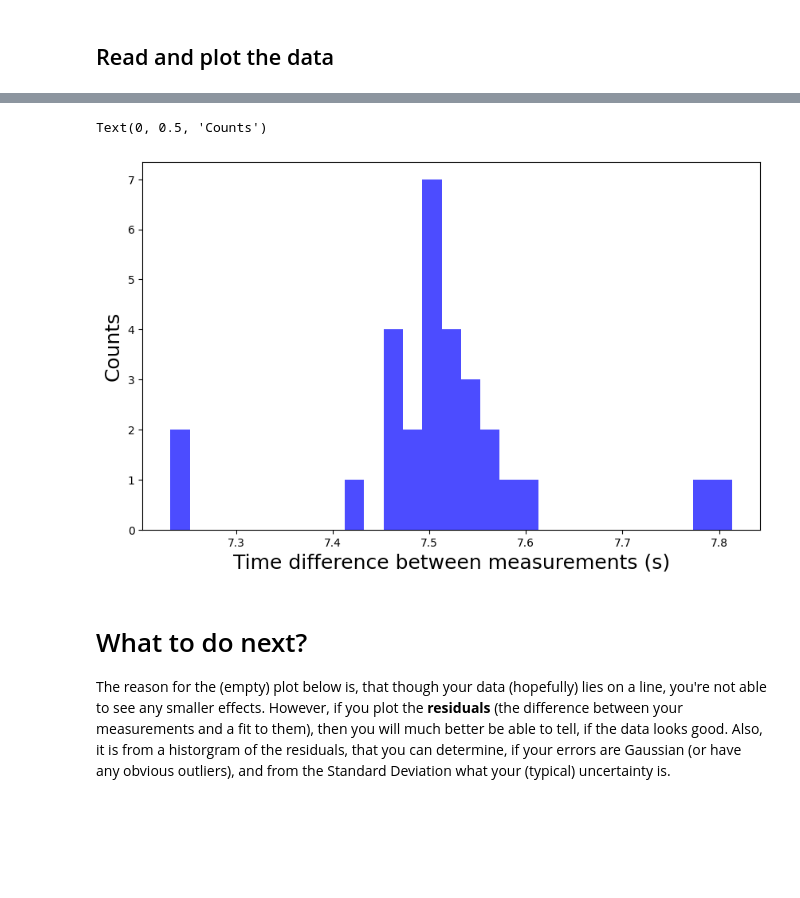
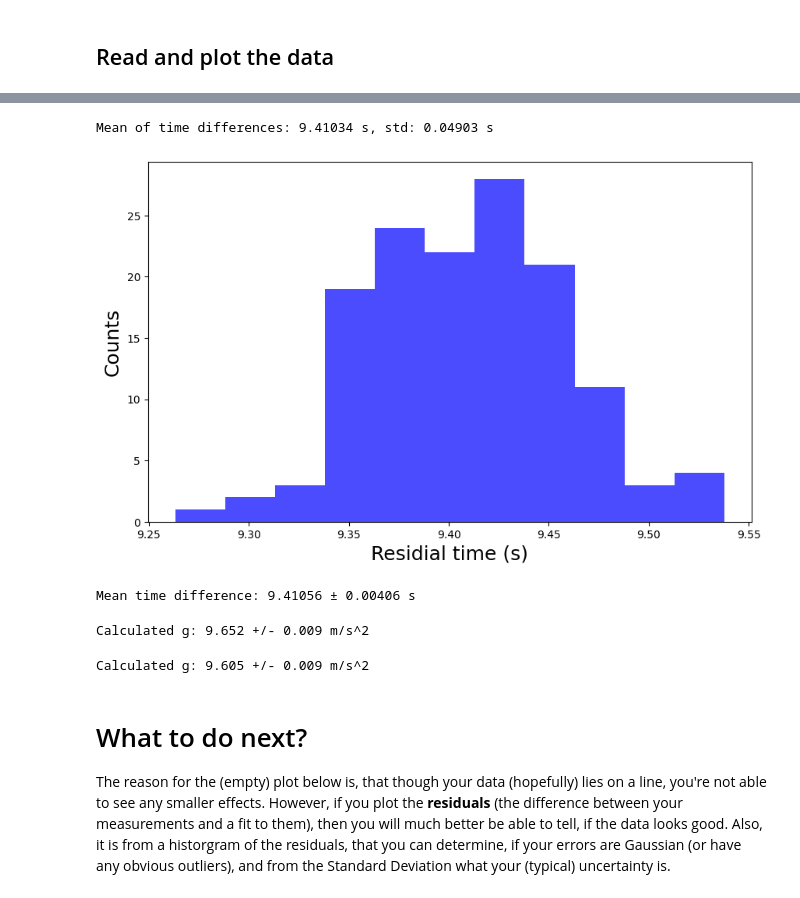
Before and after one commit to NikolajMunkKjaersgaard/Appstat-project, a Jupyter notebook: Project/Pendulum/pendulum_Laurits.ipynb, the cells around one changed output, grey strips where cells are left out. Cells and saved outputs as stored; diff of their text form; code cells hidden in the pictures; blank space fills up the shorter version.

```diff
--- a/Project/Pendulum/pendulum_Laurits.ipynb
+++ b/Project/Pendulum/pendulum_Laurits.ipynb
@@ -18,7 +21,9 @@ filename_example = 'data_pendulum_example/timer_output_31meas.dat'
+# %%
+# Example file location
+filenames = ['Laurits.dat',
+'Martin.dat',
+'Sofie.dat',
+'Timer.dat',
+'Timer2.dat']
 # %% [markdown]
 ## Data reader
-# %%
-# Read in data
-def read_data(filename):
-    dat = np.genfromtxt(filename, delimiter='\t', names=('n', 't_s'))
-    return dat
@@ -56,0 +99,23 @@ Text(0, 0.5, 'Residial time (s)')
+# %%
+#combining all the datafiles in filenames into one array
+all_data = np.array([], dtype=[('n', int), ('t_s', float)])
+all_residuals = np.array([],dtype = [('n',float), ('dt',float),('sig_dt',float)])
+
+for file in filenames:
+    data = read_data(file)
+    n_dt, dt, sig_t = time_diff(t)
+    n = data['n']
+    t = data['t_s']
+    all_data = np.concatenate((all_data, data))
+    all_residuals = np.concatenate((all_residuals, np.array(list(zip(n_dt, dt, np.full(len(dt), sig_t))), dtype=[('n', float), ('dt', float), ('sig_dt', float)])))
+
+#plotting all the data
+fig1, ax1 = plt.subplots(nrows=2, ncols=1, figsize=(16, 12), gridspec_kw={'height_ratios':[4,1]}, sharex=True)
+ax1[0].errorbar(all_data['n'], all_data['t_s'], yerr=sig_t, color='k', fmt='o')
+ax1[0].set_xlabel('Timing measurement number', fontsize=18)
+ax1[0].set_ylabel('Time elapsed (s)', fontsize=18)
+ax1[0].set(xlim=(0, all_data['n'][-1]+np.ediff1d(all_data['n'])[0]), ylim=(0, all_data['t_s'][-1]+np.ediff1d(all_data['t_s'])[0]))
+ax1[1].errorbar(all_residuals['n'], all_residuals['dt'], yerr=all_residuals['sig_dt'], color='r', fmt='o')
+ax1[1].set_xlabel('Timing measurement number', fontsize=18)
+ax1[1].set_ylabel('Residial time (s)', fontsize=18)
+fig1.show()
@@ -57,12 +124,49 @@ Text(0, 0.5, 'Residial time (s)')
 # %%
 #plotting the time differences as a histogram
+N_bins = int(np.sqrt(len(all_residuals['dt'])))
 fig2, ax2 = plt.subplots(figsize=(10,6))
-ax2.hist(dt, bins=np.round(np.floor(len(dt))), color='b', alpha=0.7)
-ax2.set_xlabel('Time difference between measurements (s)', fontsize=18)
+ax2.hist(all_residuals['dt'], bins=N_bins, color='b', alpha=0.7)
+ax2.set_xlabel('Residial time (s)', fontsize=18)
 ax2.set_ylabel('Counts', fontsize=18)
+fig2.show()
+print((f'Mean of time differences: {np.mean(all_residuals["dt"]):.5f} s, std: {np.std(all_residuals["dt"]):.5f} s'))
 # %% [output]
-Text(0, 0.5, 'Counts')
+Mean of time differences: 9.41034 s, std: 0.04903 s
-[figure, old version]
+[figure, new version]
+# %%
+#fitting a constant to the time differences ie takin a mean value
+T = np.mean(all_residuals['dt'])
+T_weighted = np.average(all_residuals['dt'],weights = 1/all_residuals['sig_dt']**2)
+error_weighted = np.sqrt(1/np.sum(1/all_residuals['sig_dt']**2))
+print(f'Mean time difference: {T_weighted:.5f} ± {error_weighted:.5f} s')
+# %% [output]
+Mean time difference: 9.41056 ± 0.00406 s
+# %%
+#setting a seed
+blinding = True
+np.random.seed(41)
+blinding_factor = np.random.normal()
+L = h_laser
+sig_L = h_laser_sig
+g = L * (2 * np.pi / T_weighted)**2
+sig_g = g * np.sqrt((sig_L / L)**2 + (2 * sig_T / T_weighted)**2)
+if blinding == True:
+    g = g + blinding_factor
+print(f'Calculated g: {g:.3f} +/- {sig_g:.3f} m/s^2')
+# %% [output]
+Calculated g: 9.652 +/- 0.009 m/s^2
+# %%
+np.random.seed(41)
+blinding_factor = np.random.normal()
+L = h_tape
+sig_L = h_tape_sig
+g = L * (2 * np.pi / T)**2
+sig_g = g * np.sqrt((sig_L / L)**2 + (2 * sig_T / T)**2)
+if blinding == True:
+    g = g + blinding_factor
+print(f'Calculated g: {g:.3f} +/- {sig_g:.3f} m/s^2')
+# %% [output]
+Calculated g: 9.605 +/- 0.009 m/s^2
 # %% [markdown]
 # What to do next?
 
```
Also changed, not shown: parts of 8 cells of this notebook.
